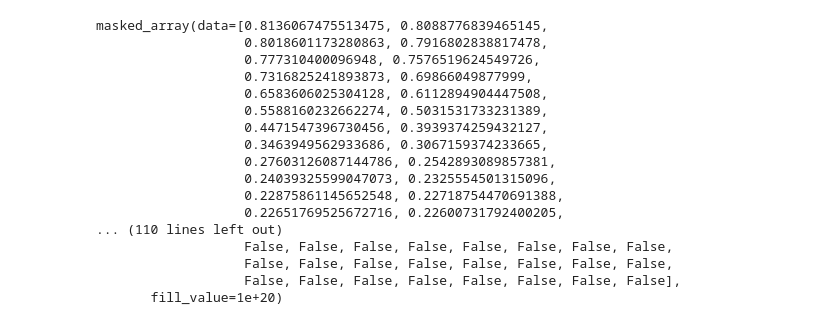
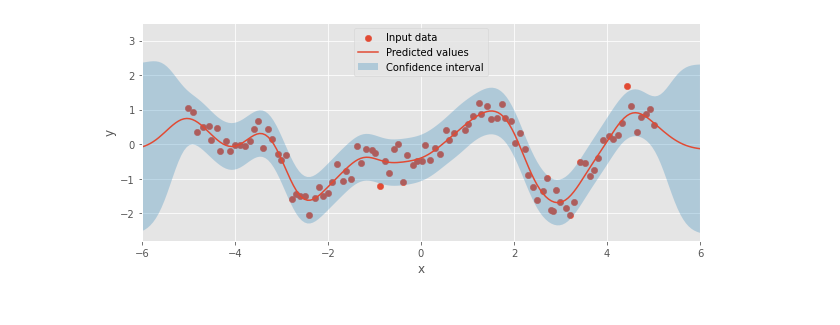
Before and after one commit to LGraz/MasterThesis-Code, a Jupyter notebook: methods/kriging.ipynb, the cells around one changed output. Cells and saved outputs as stored; diff of their text form; code cells hidden in the pictures.

```diff
--- a/methods/kriging.ipynb
+++ b/methods/kriging.ipynb
@@ -22,63 +22,47 @@ X, y = np.array([
      [0.03 ,-0.50], [0.09 ,-0.02], [0.20 ,-0.47], [0.31 ,-0.11], [0.41 ,-0.28],
      [0.53 , 0.40], [0.61 , 0.11], [0.70 , 0.32], [0.94 , 0.42], [1.02 , 0.57],
      [1.13 , 0.82], [1.24 , 1.18], [1.30 , 0.86], [1.43 , 1.11], [1.50 , 0.74],
      [1.63 , 0.75], [1.74 , 1.15], [1.80 , 0.76], [1.93 , 0.68], [2.03 , 0.03],
      [2.12 , 0.31], [2.23 ,-0.14], [2.31 ,-0.88], [2.40 ,-1.25], [2.50 ,-1.62],
      [2.63 ,-1.37], [2.72 ,-0.99], [2.80 ,-1.92], [2.83 ,-1.94], [2.91 ,-1.32],
      [3.00 ,-1.69], [3.13 ,-1.84], [3.21 ,-2.05], [3.30 ,-1.69], [3.41 ,-0.53],
      [3.52 ,-0.55], [3.63 ,-0.92], [3.72 ,-0.76], [3.80 ,-0.41], [3.91 , 0.12],
      [4.04 , 0.25], [4.13 , 0.16], [4.24 , 0.26], [4.32 , 0.62], [4.44 , 1.69],
      [4.52 , 1.11], [4.65 , 0.36], [4.74 , 0.79], [4.84 , 0.87], [4.93 , 1.01],
      [5.02 , 0.55]
 ]).T
 # fmt: on
 
 X_pred = np.linspace(-6, 6, 200)
 
 # pykrige doesn't support 1D data for now, only 2D or 3D
 # adapting the 1D input to 2D
 uk = OrdinaryKriging(X, np.zeros(X.shape), y, variogram_model="gaussian")
 
 y_pred, y_std = uk.execute("grid", X_pred, np.array([0.0]))
 
 y_pred = np.squeeze(y_pred)
 y_std = np.squeeze(y_std)
 
 y_std
 
-# fig, ax = plt.subplots(1, 1, figsize=(10, 4))
-# ax.scatter(X, y, s=40, label="Input data")
+fig, ax = plt.subplots(1, 1, figsize=(10, 4))
+ax.scatter(X, y, s=40, label="Input data")
 
 
-# ax.plot(X_pred, y_pred, label="Predicted values")
-# ax.fill_between(
-#     X_pred,
-#     y_pred - 3 * y_std,
-#     y_pred + 3 * y_std,
-#     alpha=0.3,
-#     label="Confidence interval",
-# )
-# ax.legend(loc=9)
-# ax.set_xlabel("x")
-# ax.set_ylabel("y")
-# ax.set_xlim(-6, 6)
-# ax.set_ylim(-2.8, 3.5)
-# plt.show()
+ax.plot(X_pred, y_pred, label="Predicted values")
+ax.fill_between(
+    X_pred,
+    y_pred - 3 * y_std,
+    y_pred + 3 * y_std,
+    alpha=0.3,
+    label="Confidence interval",
+)
+ax.legend(loc=9)
+ax.set_xlabel("x")
+ax.set_ylabel("y")
+ax.set_xlim(-6, 6)
+ax.set_ylim(-2.8, 3.5)
+plt.show()
 # %% [output]
-masked_array(data=[0.8136067475513475, 0.8088776839465145,
-                   0.8018601173280863, 0.7916802838817478,
-                   0.777310400096948, 0.7576519624549726,
-                   0.7316825241893873, 0.69866049877999,
-                   0.6583606025304128, 0.6112894904447508,
-                   0.5588160232662274, 0.5031531733231389,
-                   0.4471547396730456, 0.3939374259432127,
-                   0.3463949562933686, 0.3067159374233665,
-                   0.27603126087144786, 0.2542893089857381,
-                   0.24039325599047073, 0.2325554501315096,
-                   0.22875861145652548, 0.22718754470691388,
-                   0.22651769525672716, 0.22600731792400205,
-... (110 lines left out)
-                   False, False, False, False, False, False, False, False,
-                   False, False, False, False, False, False, False, False,
-                   False, False, False, False, False, False, False, False],
-       fill_value=1e+20)
+[figure, added]
```
Also changed, not shown: parts of 8 cells of this notebook, 3 other files.
